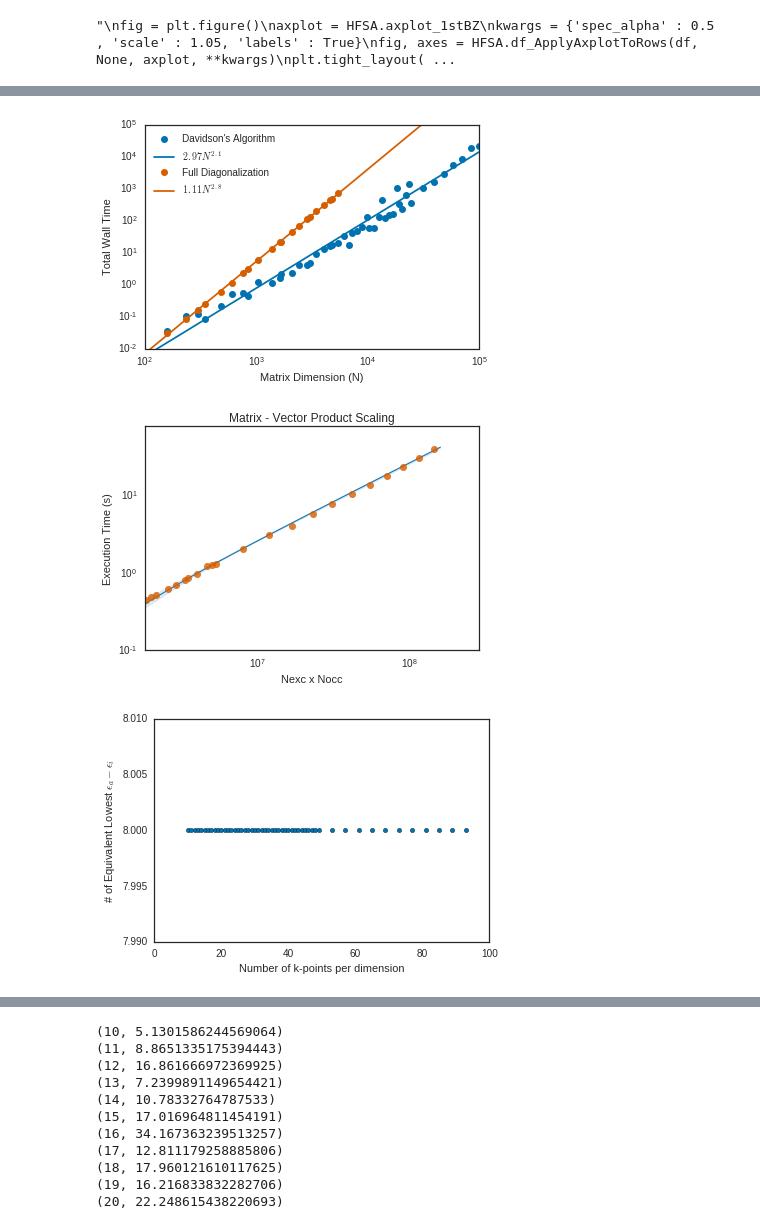
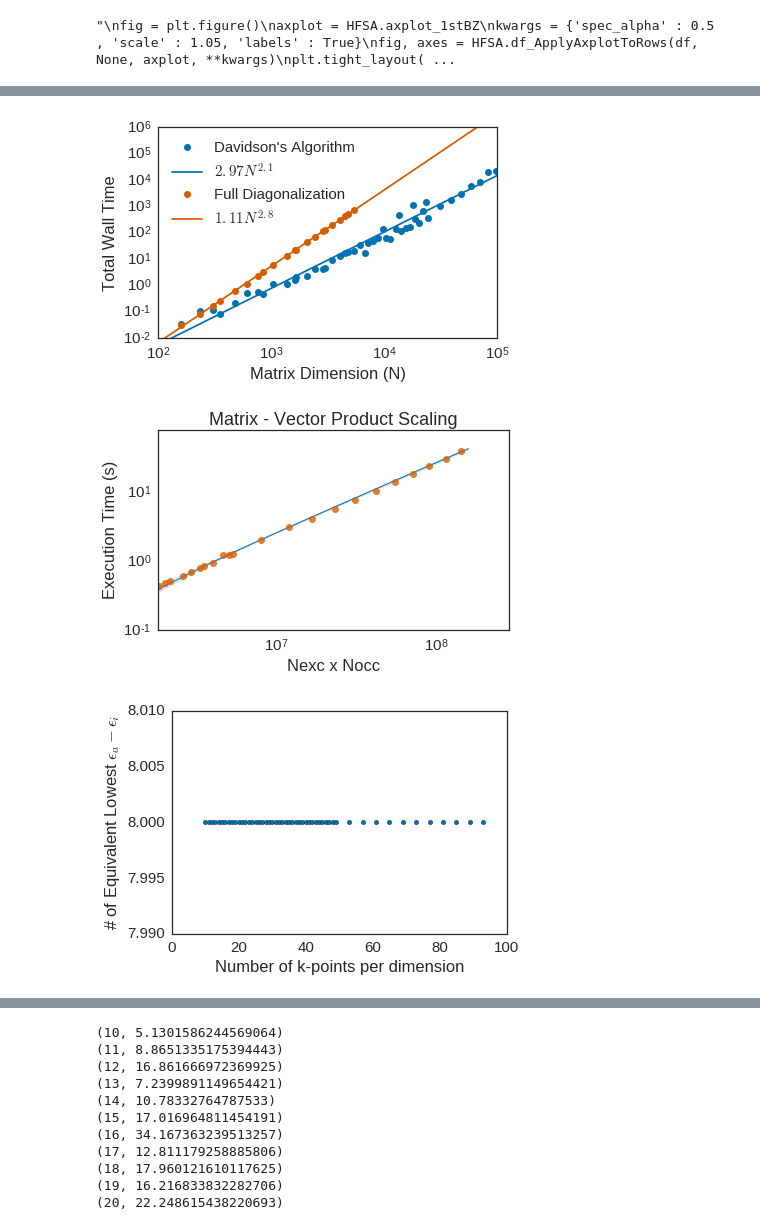
Before and after one commit to ecurtin2/HF-Stability, a Jupyter notebook: src/Analyzer.ipynb, the cells around one changed output, grey strips where cells are left out. Cells and saved outputs as stored; diff of their text form; code cells hidden in the pictures.

```diff
--- a/src/Analyzer.ipynb
+++ b/src/Analyzer.ipynb
@@ -6,12 +6,15 @@ import seaborn as sns
 import pandas as pd
 import numpy as np
 import math
+sns.set_context('talk')
+sns.set(font_scale=1.5)
 sns.set_style('white')
 sns.set_palette('colorblind')
 %matplotlib inline
 
 df = HFSA.directory_to_df()
 df = df.sort_values(by='Nk')
+df2 = df[df['Nk']==57]
 # %%
 """
 fig = plt.figure()
@@ -35,9 +38,13 @@ plt.show()
 # %% [output]
 "\nfig = plt.figure()\naxplot = HFSA.axplot_1stBZ\nkwargs = {'spec_alpha' : 0.5 , 'scale' : 1.05, 'labels' : True}\nfig, axes = HFSA.df_ApplyAxplotToRows(df, None, axplot, **kwargs)\nplt.tight_layout( ...
 # %%
+df = df[np.isclose(df['rs'].as_matrix(), 1.2)]
+
 fig = plt.figure()
 HFSA.plot_dav_vs_full(df)
 plt.gca().set_xlim(10, 100)
 plt.gca().set_ylim(-0.2, 0.2)
+fig.tight_layout(pad=1.3)
+plt.savefig('../images/dav_vs_exact.eps', format='eps')
 plt.show()
 # %% [output]
@@ -72,37 +85,40 @@ fulltimes = df_with_fulldiags.full_diag_time.as_matrix()
 Nmatfull = 2 * df_with_fulldiags.Nexc.as_matrix()
 
 xmax = 1e5
 xmin = 1e2
 Nfit = np.linspace(xmin, xmax, 500)
 
 npts = 20
 c = np.polyfit(np.log10(Nmatfull), np.log10(fulltimes), 1)
 fit = 10**(c[1]) * Nfit ** (c[0])
 
 
 cdav = np.polyfit(np.log10(Nmat), np.log10(Davtimes), 1)
 davfit = 10**(cdav[1]) * Nfit ** (cdav[0])
 
 fig = plt.figure()
 plt.plot(Nmat, Davtimes, 'o', label="Davidson's Algorithm", c=sns.color_palette()[0])
 fitlabel = "$" + str(10**cdav[1])[:4] + " N^ {" + str(cdav[0])[:3] + "}$"
 plt.plot(Nfit, davfit, c=sns.color_palette()[0], label=fitlabel)
 plt.plot(Nmatfull, fulltimes, 'o', label='Full Diagonalization', c=sns.color_palette()[2])
 fitlabel = "$" + str(10**c[1])[:4] + " N^{" + str(c[0])[:3] + "}$"
 plt.plot(Nfit, fit, c=sns.color_palette()[2], label=fitlabel)
 plt.xlabel('Matrix Dimension (N)')
 plt.ylabel('Total Wall Time')
 plt.legend(loc='best')
+
 ax = plt.gca()
 ax.set_xlim([xmin, xmax])
-ax.set_ylim([1e-2, 1e5])
+ax.set_ylim([1e-2, 1e6])
 ax.set_xscale("log")
 ax.set_yscale("log")
+fig.tight_layout(pad=1.3)
+plt.savefig('../images/dav_vs_exact_scaling.eps', format='eps')
 plt.show()
 # %% [output]
-[figure, old version]
+[figure, new version]
 # %%
-plt.figure()
+fig = plt.figure()
 Nexcs = df['Nexc']
 Noccs = df['Nocc']
 mvtimes = df['Mv_time']
@@ -120,11 +136,13 @@ plt.xscale("log")
 plt.yscale("log")
 ax.set_xlim(0, np.amax(Nexcs * Noccs)*scale)
 ax.set_ylim(1e-1, np.amax(mvtimes)*scale)
+fig.tight_layout(pad=1.3)
+plt.savefig('../images/mvscaling.eps', format='eps')
 plt.show()
 # %% [output]
-[figure, old version]
+[figure, new version]
 # %%
-plt.figure()
+fig = plt.figure()
 degen = df['ground_state_degeneracy']
 Nks = df.Nk.as_matrix()
 plt.scatter(Nks, degen, c=sns.color_palette()[0])
@@ -132,5 +150,5 @@ plt.ylabel('# of Equivalent Lowest $\epsilon_a - \epsilon_i$')
 plt.xlabel('Number of k-points per dimension')
 plt.show()
 # %% [output]
-[figure, old version]
+[figure, new version]
 # %%
```
Also changed, not shown: parts of 9 cells of this notebook, 37 other files.
